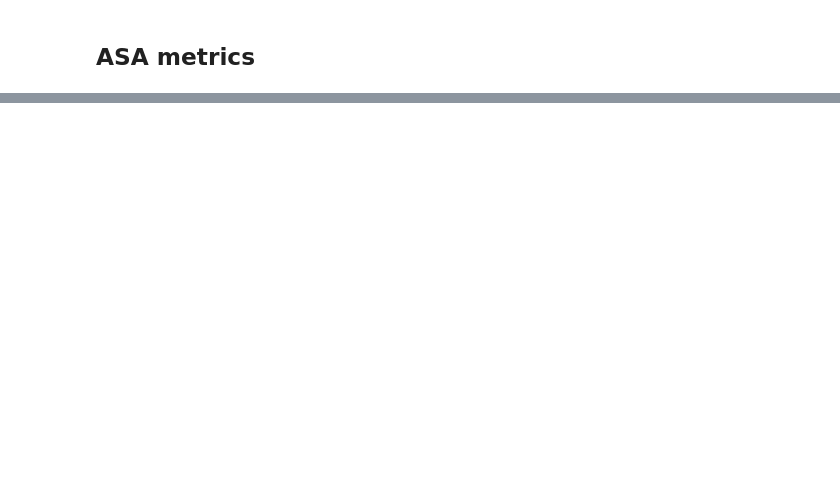
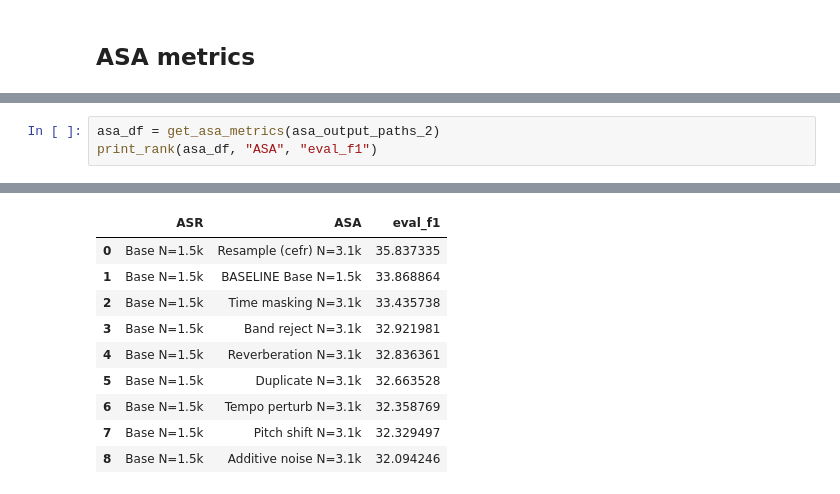
Before and after one commit to lunsanna/asa-with-limited-data, a Jupyter notebook: plots/plot_analysis.ipynb, the cells around one changed output, grey strips where cells are left out. Cells and saved outputs as stored; diff of their text form; blank space fills up the shorter version.

```diff
--- a/plots/plot_analysis.ipynb
+++ b/plots/plot_analysis.ipynb
@@ -295,0 +390,4 @@ Audio(exmple, rate=16000)
+# %%
+asa_df = get_asa_metrics(asa_output_paths_2)
+print_rank(asa_df, "ASA", "eval_f1")
+# %% [output]
@@ -295,0 +395,10 @@ Audio(exmple, rate=16000)
+|  | ASR | ASA | eval_f1 |
+| 0 | Base N=1.5k | Resample (cefr) N=3.1k | 35.837335 |
+| 1 | Base N=1.5k | BASELINE Base N=1.5k | 33.868864 |
+| 2 | Base N=1.5k | Time masking N=3.1k | 33.435738 |
+| 3 | Base N=1.5k | Band reject N=3.1k | 32.921981 |
+| 4 | Base N=1.5k | Reverberation N=3.1k | 32.836361 |
+| 5 | Base N=1.5k | Duplicate N=3.1k | 32.663528 |
+| 6 | Base N=1.5k | Tempo perturb N=3.1k | 32.358769 |
+| 7 | Base N=1.5k | Pitch shift N=3.1k | 32.329497 |
+| 8 | Base N=1.5k | Additive noise N=3.1k | 32.094246 |
```
Also changed, not shown: parts of 28 cells of this notebook, 5 other files.
